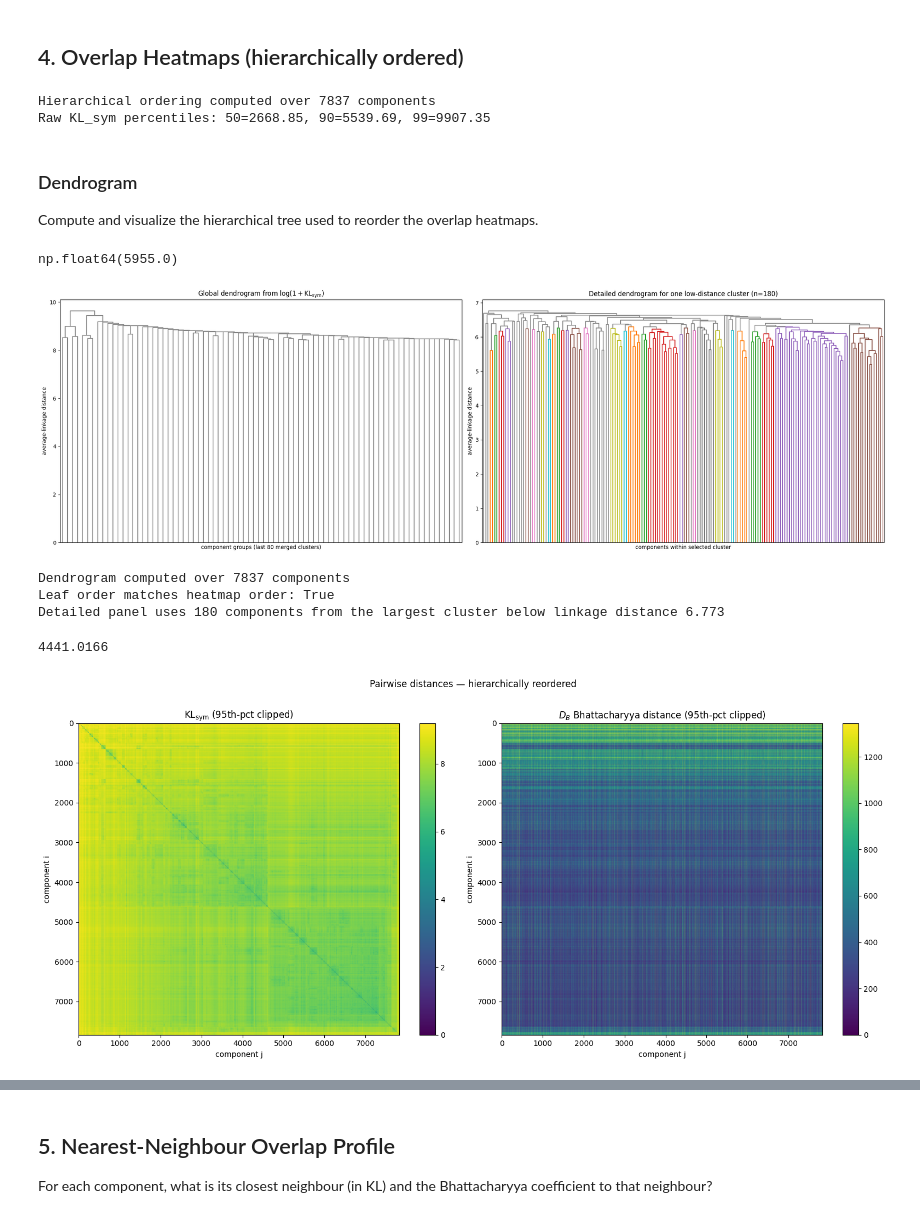
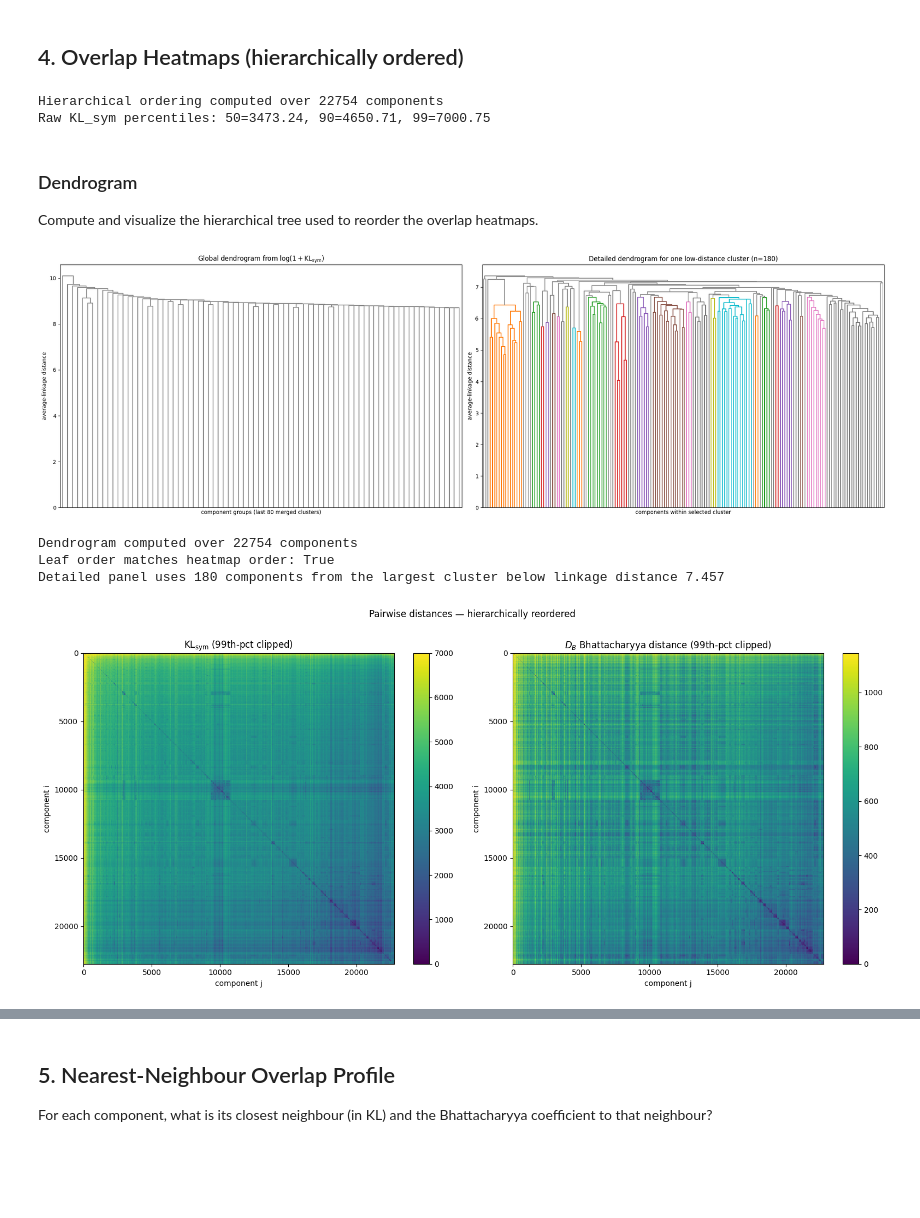
Before and after one commit to alexserra98/decomposing-activations-local-geometry, a Jupyter notebook: notebooks/visualize.ipynb, the cells around one changed output, grey strips where cells are left out. Saved outputs shown, nothing was run; the diff lists cells and outputs as text; code cells hidden in the pictures; blank space fills up the shorter version.

```diff
--- a/notebooks/visualize.ipynb
+++ b/notebooks/visualize.ipynb
@@ -9,7 +9,10 @@ import matplotlib.pyplot as plt
 import matplotlib.ticker as ticker
 from pathlib import Path
 
-OUT = Path("/u/dssc/zenocosini/decomposing-activations-local-geometry/outputs/experiments/8000_17_backup")  # run from experiments/out/1000_05/
+experiment_name = "32000_05"
+OUT = Path(f"/u/dssc/zenocosini/decomposing-activations-local-geometry/outputs/experiments/{experiment_name}")  # run from experiments/out/1000_05/
+PLOT_OUT = OUT / "plot"
+PLOT_OUT.mkdir(exist_ok=True)
 
 dims_data = torch.load(OUT / "intrinsic_dims.pt", weights_only=False)
 ov_data   = torch.load(OUT / "overlap.pt",        weights_only=False)
@@ -25,10 +28,10 @@ D     = dims_data["D"]
 thr   = dims_data["variance_threshold"]
 
 kl_sym  = ov_data["kl_sym"][mask][:,mask]   # (K, K)
-db      = ov_data["db"][mask]
-db_mean = ov_data["db_mean"][mask]
-db_cov  = ov_data["db_cov"][mask]
-bc      = ov_data["bc"][mask]
+db      = ov_data["db"][mask][:,mask]
+db_mean = ov_data["db_mean"][mask][:,mask]
+db_cov  = ov_data["db_cov"][mask][:,mask]
+bc      = ov_data["bc"][mask][:,mask]
 
 # Upper-triangle flat arrays (off-diagonal pairs)
 effective_K = mask.sum().item()
@@ -231,16 +241,12 @@ print(
     f"99={np.percentile(positive_kl, 99):.2f}"
 )
 # %% [output]
-Hierarchical ordering computed over 7837 components
-Raw KL_sym percentiles: 50=2668.85, 90=5539.69, 99=9907.35
+Hierarchical ordering computed over 22754 components
+Raw KL_sym percentiles: 50=3473.24, 90=4650.71, 99=7000.75
 # %% [markdown]
 ### Dendrogram
 
 Compute and visualize the hierarchical tree used to reorder the overlap heatmaps.
-# %%
-Z[1,0]
-# %% [output]
-np.float64(5955.0)
 # %%
 # Compute the dendrogram leaves from the same linkage matrix used by the heatmaps.
 dendro = dendrogram(Z, no_plot=True)
@@ -292,7 +298,7 @@ ax.set_xlabel("components within selected cluster")
 ax.set_ylabel(r"average-linkage distance")
 
 plt.tight_layout()
-plt.savefig(OUT / "overlap_dendrogram.png", dpi=180, bbox_inches="tight")
+plt.savefig(PLOT_OUT / f"{experiment_name}_overlap_dendrogram.png", dpi=180, bbox_inches="tight")
 plt.show()
 
 print(f"Dendrogram computed over {effective_K} components")
@@ -302,45 +308,39 @@ print(
     f"below linkage distance {cluster_cut_height:.3f}"
 )
 # %% [output]
-[figure, old version]
+[figure, new version]
-Dendrogram computed over 7837 components
+Dendrogram computed over 22754 components
 Leaf order matches heatmap order: True
-Detailed panel uses 180 components from the largest cluster below linkage distance 6.773
+Detailed panel uses 180 components from the largest cluster below linkage distance 7.457
-# %%
-mat = kl_sym[order][:, order].numpy()
-vmax = np.percentile(mat[mat > 0], 80)
-print(vmax)
-# %% [output]
-4441.0166
 # %%
 fig, axes = plt.subplots(1, 2, figsize=(16, 7))
 
 # KL_sym heatmap
 ax = axes[0]
-mat = np.log1p(kl_sym[order][:, order].numpy())
+mat = kl_sym[order][:, order].numpy()
 vmax = np.percentile(mat[mat > 0], 99)
 im = ax.imshow(mat, aspect="auto", cmap="viridis", vmin=0, vmax=vmax)
-ax.set_title(r"$\mathrm{KL}_{\mathrm{sym}}$ (95th-pct clipped)")
+ax.set_title(r"$\mathrm{KL}_{\mathrm{sym}}$ (99th-pct clipped)")
 ax.set_xlabel("component j")
 ax.set_ylabel("component i")
 plt.colorbar(im, ax=ax)
 
 # D_B heatmap
 ax = axes[1]
 mat = db[order][:, order].numpy()
 vmax = np.percentile(mat[mat > 0], 99)
 im = ax.imshow(mat, aspect="auto", cmap="viridis", vmin=0, vmax=vmax)
-ax.set_title(r"$D_B$ Bhattacharyya distance (95th-pct clipped)")
+ax.set_title(r"$D_B$ Bhattacharyya distance (99th-pct clipped)")
 ax.set_xlabel("component j")
 ax.set_ylabel("component i")
 plt.colorbar(im, ax=ax)
 
 plt.suptitle("Pairwise distances — hierarchically reordered", y=1.01)
 plt.tight_layout()
-plt.savefig(OUT / "overlap_heatmaps_dist.png", dpi=150, bbox_inches="tight")
+plt.savefig(PLOT_OUT / f"{experiment_name}_overlap_heatmaps_dist.png", dpi=150, bbox_inches="tight")
 plt.show()
 # %% [output]
-[figure, old version]
+[figure, new version]
 # %%
 fig, axes = plt.subplots(1, 2, figsize=(16, 7))
 
```
Also changed, not shown: parts of 10 cells of this notebook, 1 other file.
